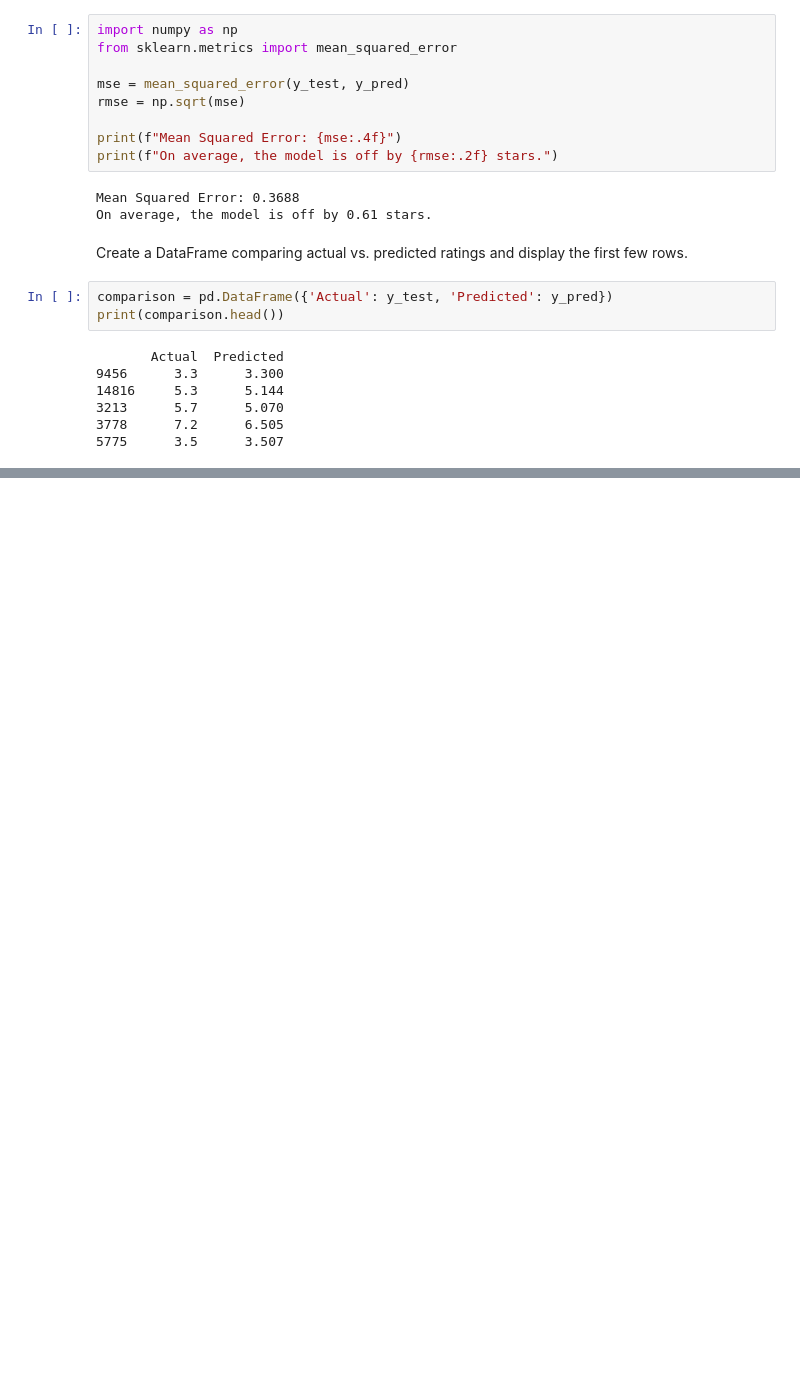
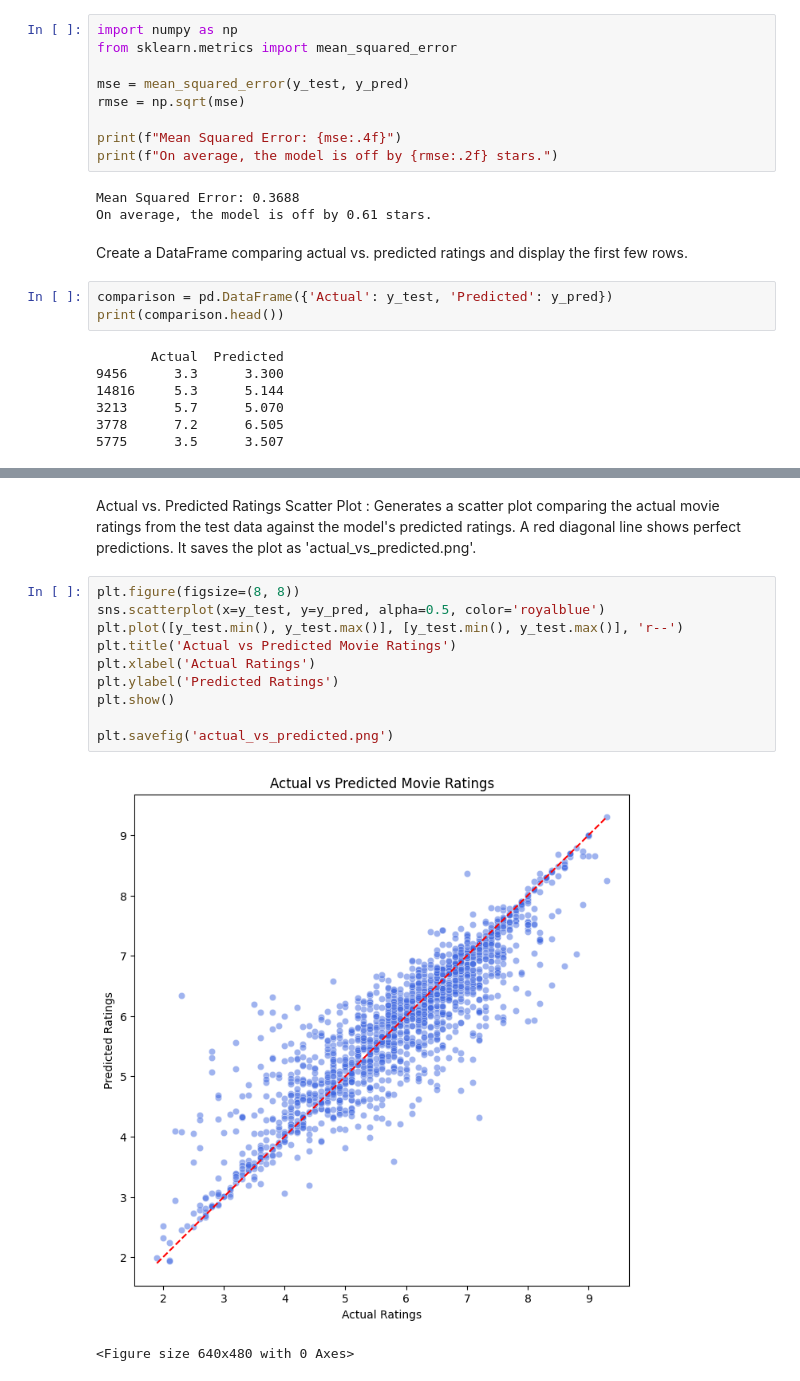
Before and after one commit to abdulhaseeb-11/movie-rating-model, a Jupyter notebook: movie_rating_prediction.ipynb, the cells around one changed output, grey strips where cells are left out. Cells and saved outputs as stored; diff of their text form; blank space fills up the shorter version.

```diff
--- a/movie_rating_prediction.ipynb
+++ b/movie_rating_prediction.ipynb
@@ -127,0 +157,15 @@ print(comparison.head())
+# %% [markdown]
+Actual vs. Predicted Ratings Scatter Plot : Generates a scatter plot comparing the actual movie ratings from the test data against the model's predicted ratings. A red diagonal line shows perfect predictions. It saves the plot as 'actual_vs_predicted.png'.
+# %%
+plt.figure(figsize=(8, 8))
+sns.scatterplot(x=y_test, y=y_pred, alpha=0.5, color='royalblue')
+plt.plot([y_test.min(), y_test.max()], [y_test.min(), y_test.max()], 'r--')
+plt.title('Actual vs Predicted Movie Ratings')
+plt.xlabel('Actual Ratings')
+plt.ylabel('Predicted Ratings')
+plt.show()
+
+plt.savefig('actual_vs_predicted.png')
+# %% [output]
+[figure, added]
+<Figure size 640x480 with 0 Axes>
```
Also changed, not shown: parts of 5 cells of this notebook, 1 other file.
